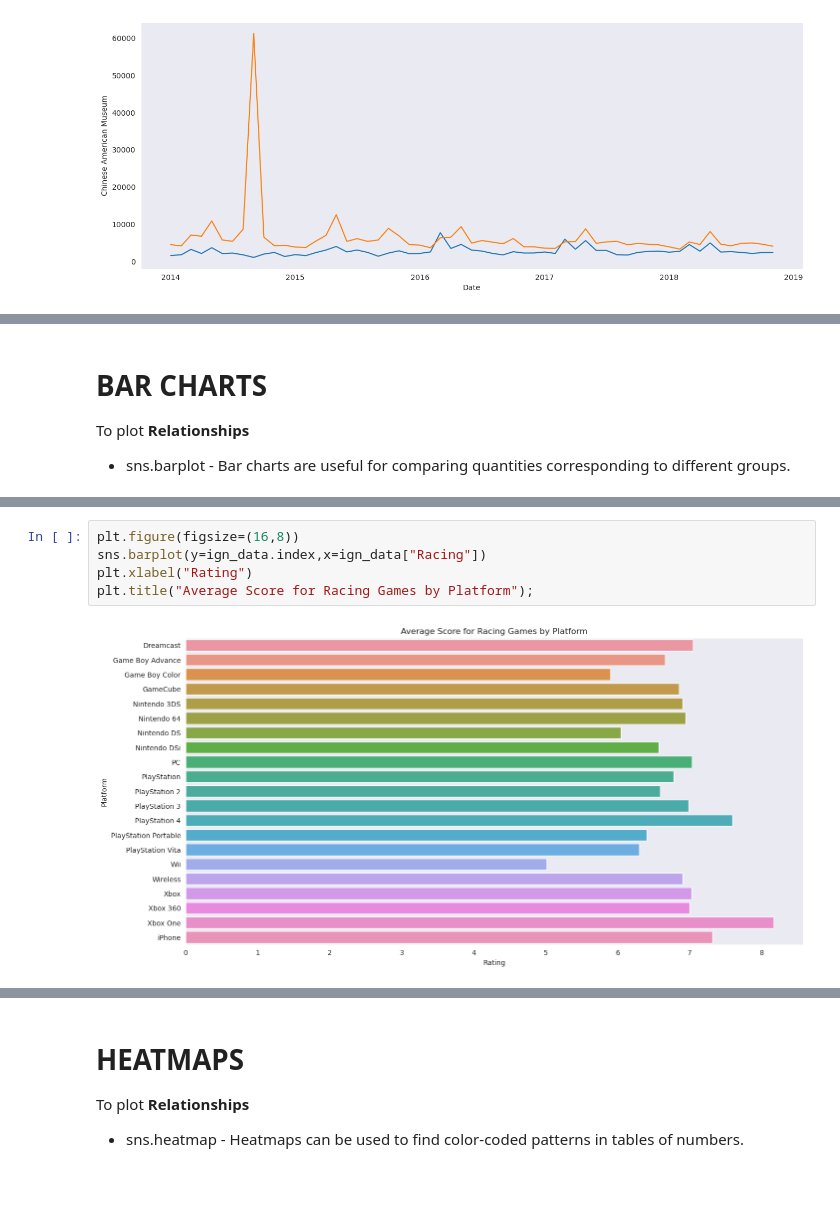
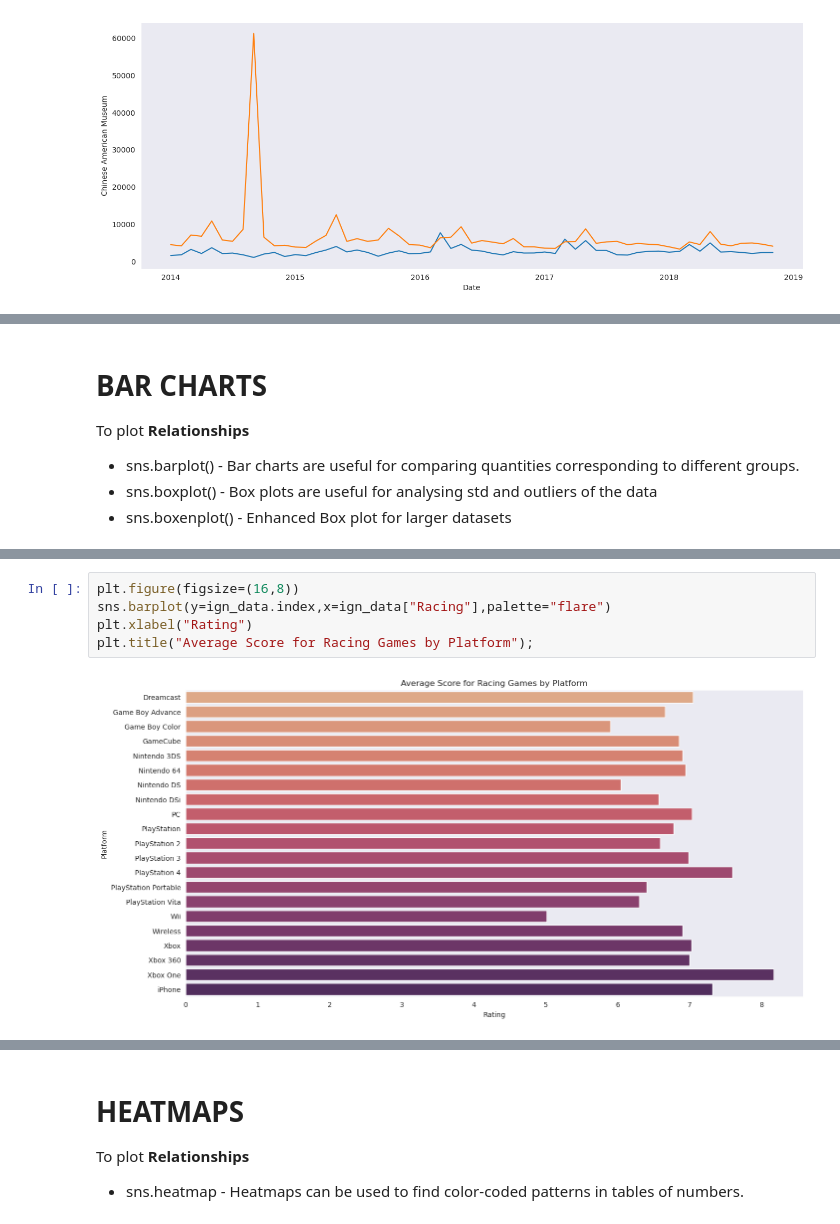
Before and after one commit to IqmanS/Machine-Learning-Notebooks, a Jupyter notebook: seaborn_notebook/seaborn-notebook.ipynb, the cells around one changed output, grey strips where cells are left out. Cells and saved outputs as stored; diff of their text form; blank space fills up the shorter version.

```diff
--- a/seaborn_notebook/seaborn-notebook.ipynb
+++ b/seaborn_notebook/seaborn-notebook.ipynb
@@ -67,7 +89,9 @@ sns.lineplot(museum_data['Firehouse Museum']);
 # %% [markdown]
 # **BAR CHARTS**
 To plot **Relationships**
- - sns.barplot - Bar charts are useful for comparing quantities corresponding to different groups.
+ - sns.barplot() - Bar charts are useful for comparing quantities corresponding to different groups.
+ - sns.boxplot() - Box plots are useful for analysing std and outliers of the data
+ - sns.boxenplot() - Enhanced Box plot for larger datasets
 # %%
 ign_filepath = "../input/data-for-datavis/ign_scores.csv"
 ign_data = pd.read_csv(ign_filepath,index_col="Platform")
@@ -82,8 +106,8 @@ ign_data.head()
 | Nintendo 3DS | 6.670833 | 7.481818 | 7.414286 | 6.614286 | 7.503448 | 8.000000 | 7.719231 | 6.900000 | 7.033333 | ... |
 # %%
 plt.figure(figsize=(16,8))
-sns.barplot(y=ign_data.index,x=ign_data["Racing"])
+sns.barplot(y=ign_data.index,x=ign_data["Racing"],palette="flare")
 plt.xlabel("Rating")
 plt.title("Average Score for Racing Games by Platform");
 # %% [output]
-[figure, old version]
+[figure, new version]
```
Also changed, not shown: parts of 9 cells of this notebook.
